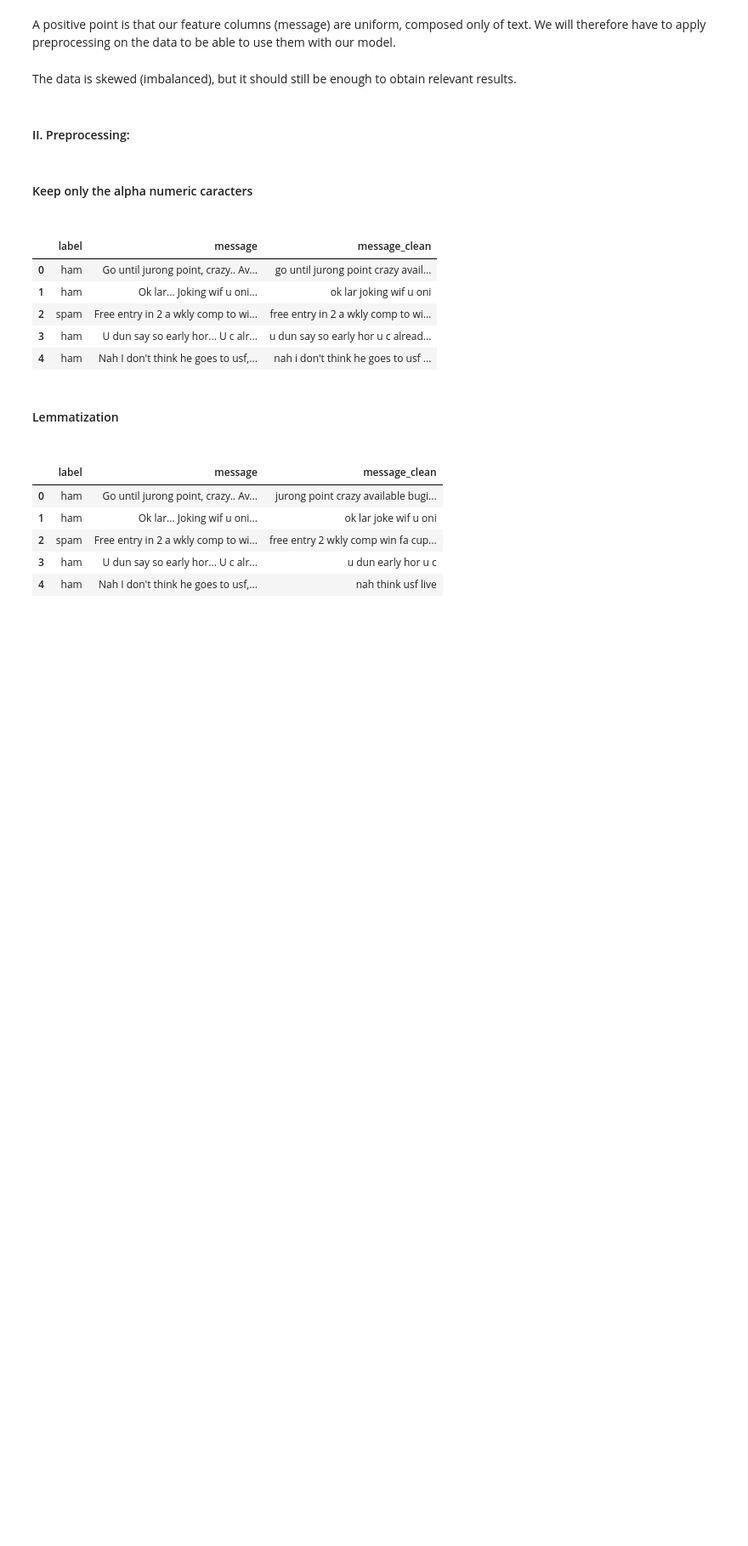
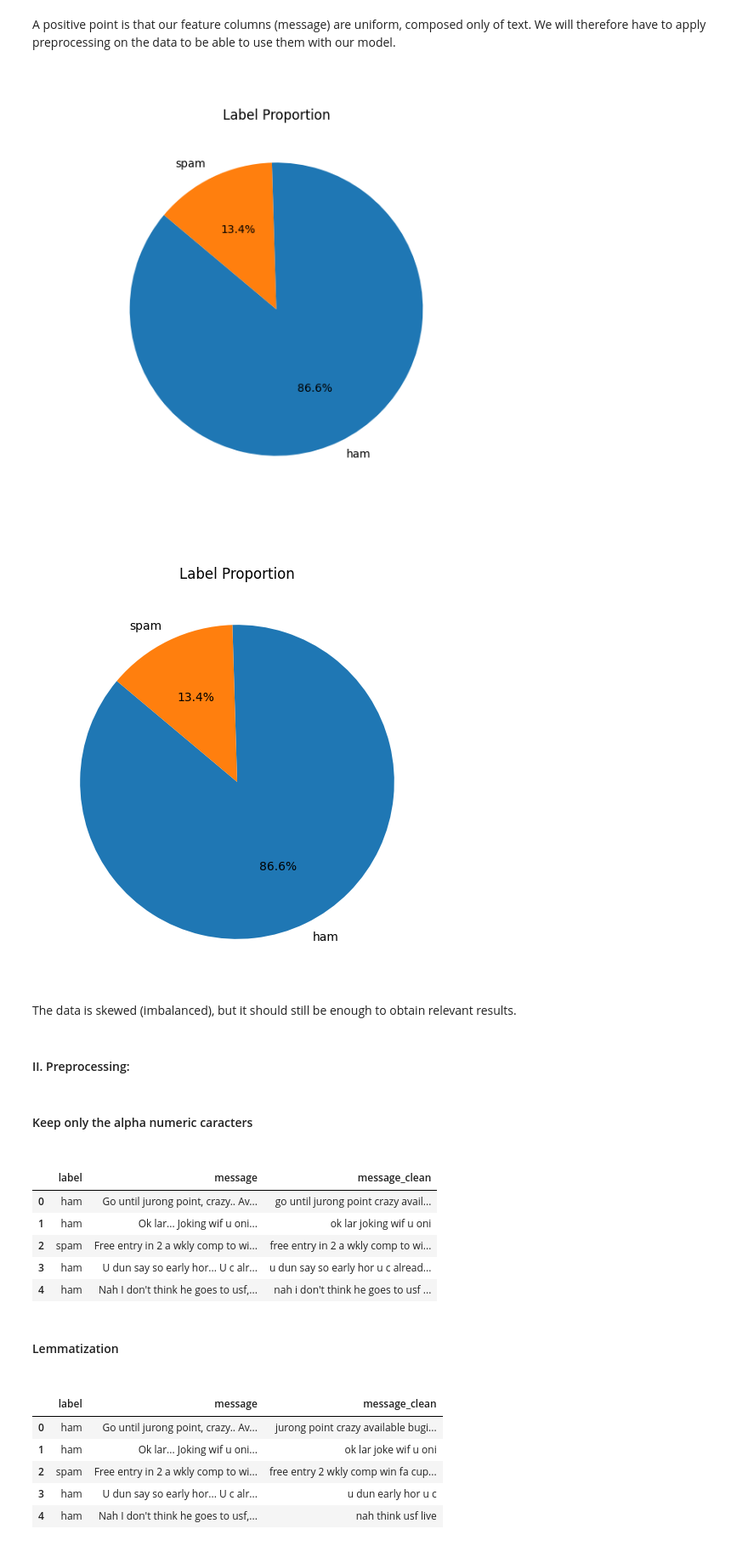
Before and after one commit to billel0912/Bloc_04_Deep_learning, a Jupyter notebook: 01_AT&T_spam_detector_final.ipynb, the cells around one changed output. Shown at 85% size. Cells and saved outputs as stored; diff of their text form; code cells hidden in the pictures; blank space fills up the shorter version.

```diff
--- a/01_AT&T_spam_detector_final.ipynb
+++ b/01_AT&T_spam_detector_final.ipynb
@@ -112,3 +107,23 @@ fig_target.show()
+# %%
+# Data for the pie chart
+labels = df['label'].value_counts().index
+sizes = df['label'].value_counts().values
+
+# Create the pie chart
+plt.figure(figsize=(6, 6))
+plt.pie(sizes, labels=labels, autopct='%1.1f%%', startangle=140)
+plt.title('Label Proportion')
+
+# Save the chart as an image
+plt.savefig('graphs/pie.png')
+# Display the saved image using IPython.display
+Image(filename='graphs/pie.png')
+
+# Affichage du graphique
+# plt.show()
+# %% [output]
+[figure, added]
+[figure, added]
 # %% [markdown]
 The data is skewed (imbalanced), but it should still be enough to obtain relevant results.
 # %% [markdown]
```
Also changed, not shown: parts of 25 cells of this notebook, 6 other files.
